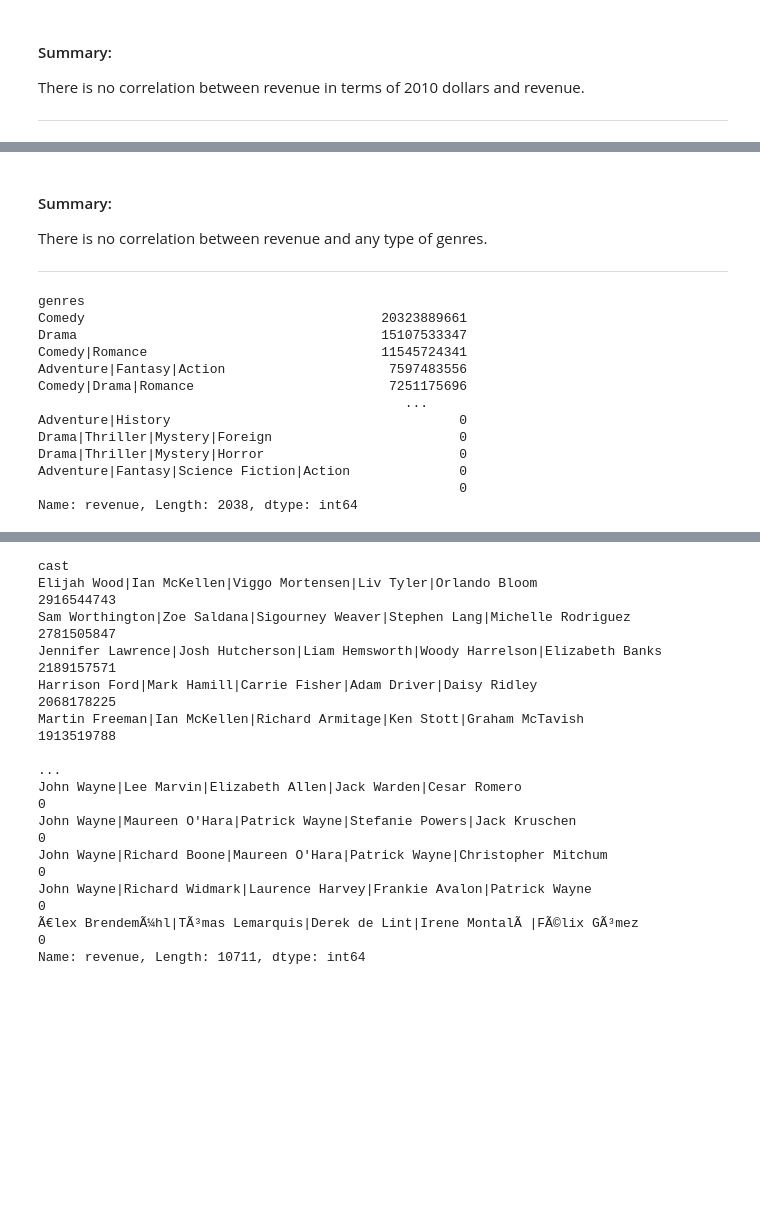
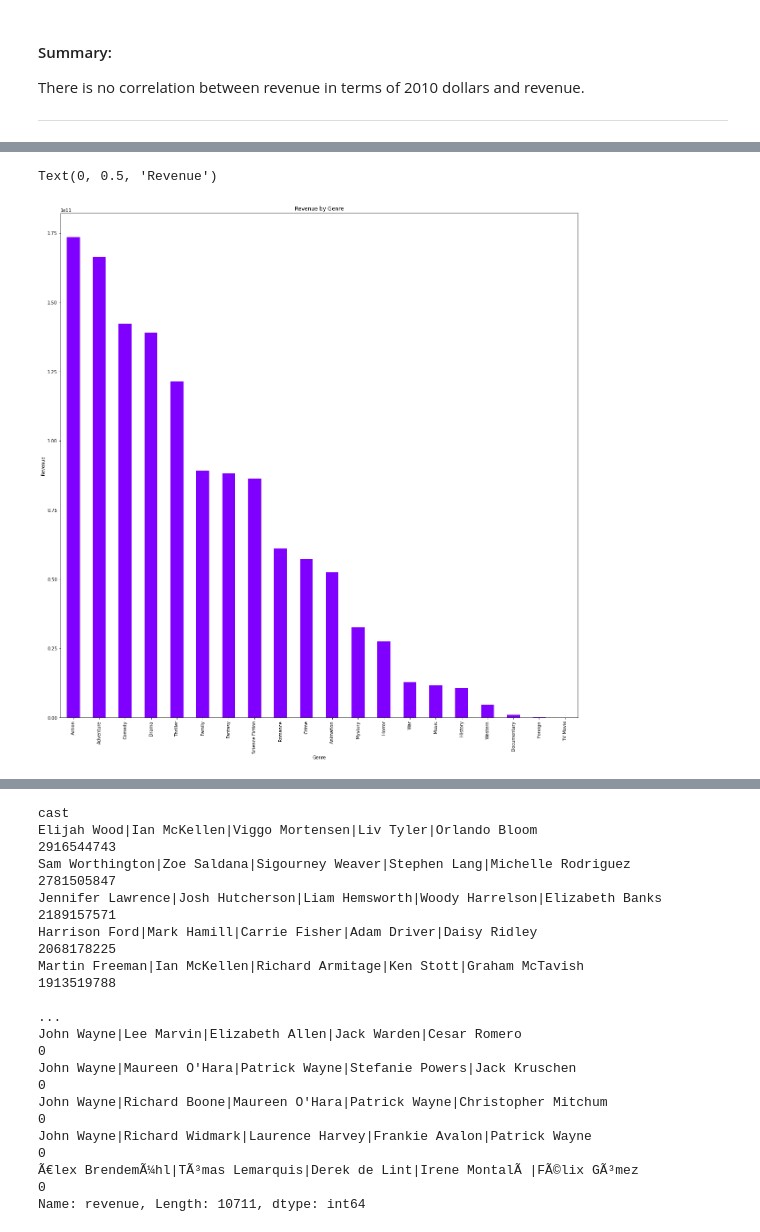
Before and after one commit to yufrances90/Investigate-a-Dataset, a Jupyter notebook: TMDB 5000 Movie Dataset.ipynb, the cells around one changed output, grey strips where cells are left out. Cells and saved outputs as stored; diff of their text form; code cells hidden in the pictures; blank space fills up the shorter version.

```diff
--- a/TMDB 5000 Movie Dataset.ipynb
+++ b/TMDB 5000 Movie Dataset.ipynb
@@ -342,21 +172,0 @@ Name: revenue, dtype: int64
-# %% [markdown]
-#### Summary:
-There is no correlation between revenue and any type of genres.
-
----
-# %%
-helper.generate_revenue_data_by_key('genres', df).sort_values(ascending=False)
-# %% [output]
-genres
-Comedy                                      20323889661
-Drama                                       15107533347
-Comedy|Romance                              11545724341
-Adventure|Fantasy|Action                     7597483556
-Comedy|Drama|Romance                         7251175696
-                                               ...
-Adventure|History                                     0
-Drama|Thriller|Mystery|Foreign                        0
-Drama|Thriller|Mystery|Horror                         0
-Adventure|Fantasy|Science Fiction|Action              0
-                                                      0
-Name: revenue, Length: 2038, dtype: int64
@@ -362,0 +194,57 @@ Name: revenue, Length: 2038, dtype: int64
+# %%
+data = np.array([
+    revenue_by_adventure,
+    revenue_by_action,
+    revenue_by_fantasy,
+    revenue_by_family,
+    revenue_by_sf,
+    revenue_by_animation,
+    revenue_by_war,
+    revenue_by_thriller,
+    revenue_by_crime,
+    revenue_by_mystery,
+    revenue_by_history,
+    revenue_by_western,
+    revenue_by_comedy,
+    revenue_by_romance,
+    revenue_by_music,
+    revenue_by_tm,
+    revenue_by_foreign,
+    revenue_by_documentary,
+    revenue_by_drama,
+    revenue_by_horror
+])
+
+index = np.array([
+    'Adventure',
+    'Action',
+    'Fantasy',
+    'Family',
+    'Science Fiction',
+    'Animation',
+    'War',
+    'Thriller',
+    'Crime',
+    'Mystery',
+    'History',
+    'Western',
+    'Comedy',
+    'Romance',
+    'Music',
+    'TV Movie',
+    'Foreign',
+    'Documentary',
+    'Drama',
+    'Horror'
+])
+
+genres_revenue_df = pd.DataFrame(data, index=index)
+
+ax = genres_revenue_df[1].sort_values(ascending=False).plot.bar(figsize=(21, 21))
+
+ax.set_title('Revenue by Genre')
+ax.set_xlabel('Genre')
+ax.set_ylabel('Revenue')
+# %% [output]
+Text(0, 0.5, 'Revenue')
+[figure, added]
```
Also changed, not shown: parts of 30 cells of this notebook.
